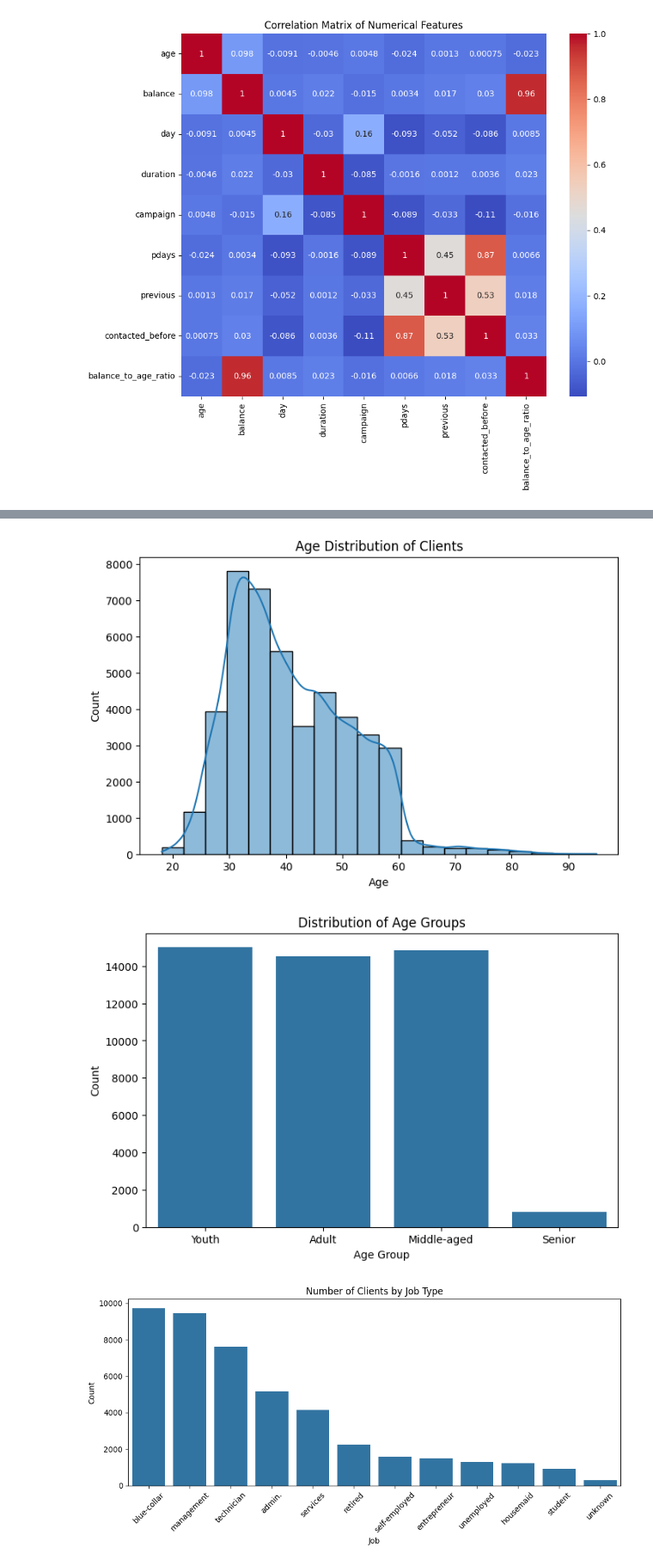
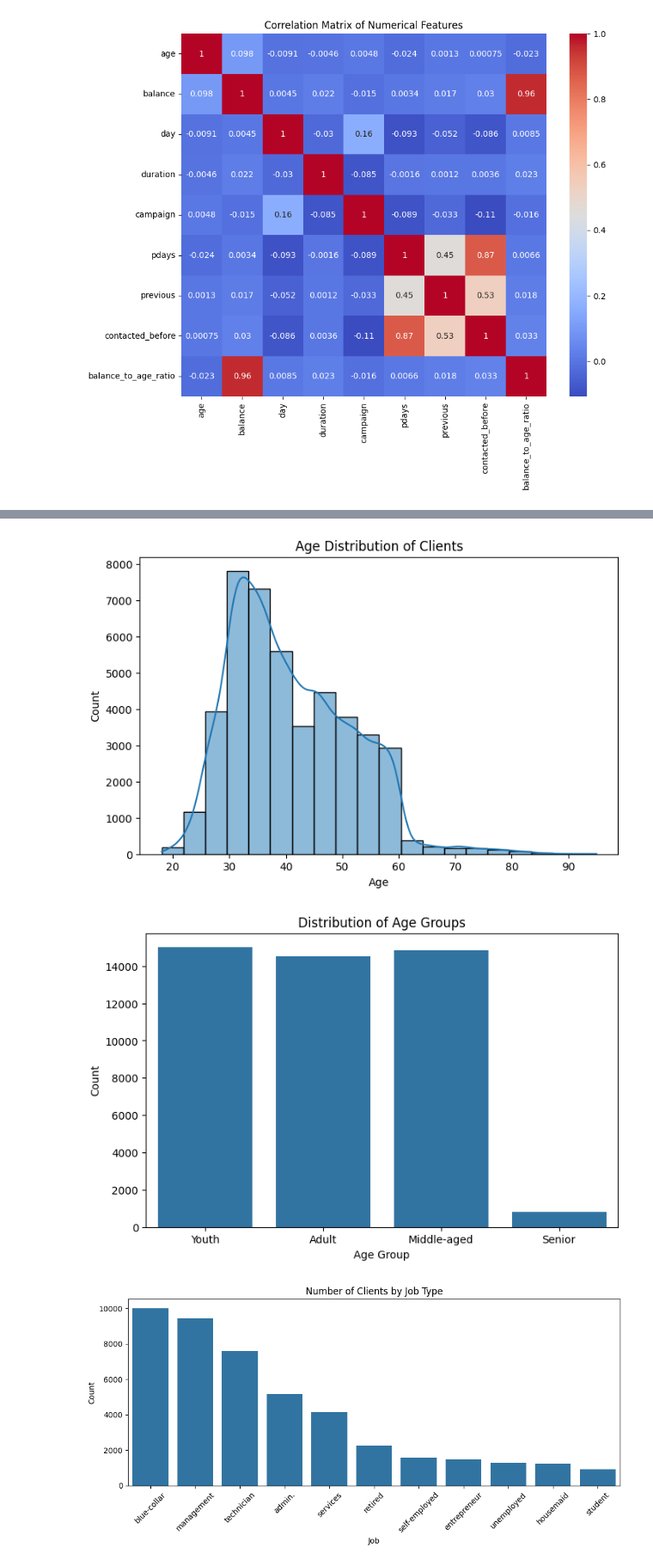
Before and after one commit to SNMaduna/MLSupervised1, a Jupyter notebook: ugransome-machine-learning-python-notebook (1) (2).ipynb, the cells around one changed output, grey strips where cells are left out. Shown at 86% size. Drawn from its saved outputs; the diff is of its cells as text; code cells hidden in the pictures.

```diff
--- a/ugransome-machine-learning-python-notebook (1) (2).ipynb
+++ b/ugransome-machine-learning-python-notebook (1) (2).ipynb
@@ -37,8 +58,18 @@ missing_summary = pd.DataFrame({
 })
 print(missing_summary)
 
-# Do not remove or replace 'unknown' values, just keep the original dataframe
 df_cleaned = df.copy()
+# Drop poutcome column
+df_cleaned = df_cleaned.drop(columns=['poutcome'])
+# Replace 'unknown' with NaN in categorical columns
+for col in ['job', 'education']:
+    df_cleaned[col] = df_cleaned[col].replace('unknown', np.nan)
+# Impute with most frequent value
+imputer = SimpleImputer(strategy='most_frequent')
+df_cleaned[['job', 'education']] = imputer.fit_transform(
+    df_cleaned[['job', 'education']]
+)
+
 df_cleaned.head()
 # %% [output]
            missing  unknown  total_problematic
@@ -206,33 +251,41 @@ plt.show()
 # Boxplot: Balance by Marital Status and Age Group
 # 1. Boxplot with symlog y-axis to compress tails
 ax = sns.boxplot(
     x='marital', y='balance', hue='age_group',
     data=df_cleaned, order=['divorced','married','single'],
     whis=2.5
 )
 ax.set_yscale('symlog', linthresh=1500)  # tweak linthresh (e.g., 1000–3000)
 ax.set_title('Balance Distribution by Marital Status and Age Group')
 ax.set_xlabel('Marital Status'); ax.set_ylabel('Balance')
 ax.legend(title='Age Group')
 
 # Histogram of the Balance-to-Age Ratio distribution on the log scale frequency
 ## Helps visualize the distribution of the new feature and its relationship to the target variable
 plt.figure(figsize=(12, 6))
 
 # Plot histograms for both classes with log scale on y-axis
 plt.hist(df_cleaned[df_cleaned['y'] == 'no']['balance_to_age_ratio'],
          alpha=0.7, label='Not Subscribed', bins=50, log=True)
 plt.hist(df_cleaned[df_cleaned['y'] == 'yes']['balance_to_age_ratio'],
          alpha=0.7, label='Subscribed', bins=50, log=True)
 
 plt.title('Balance-to-Age Ratio Distribution (Log Scale)')
 plt.xlabel('Balance-to-Age Ratio')
 plt.ylabel('Frequency (Log Scale)')
 plt.legend()
 plt.show()
+
+# Histogtam of the target variable
+plt.figure(figsize=(6,4))
+sns.countplot(x='y', data=df_cleaned)
+plt.title('Distribution of Subscription to Term Deposit')
+plt.xlabel('Subscribed')
+plt.ylabel('Count')
+plt.show()
 # %% [output]
 [figure]
 [figure]
-[figure, old version]
+[figure, new version]
 [figure]
 [figure]
```
Also changed, not shown: parts of 17 cells of this notebook.
